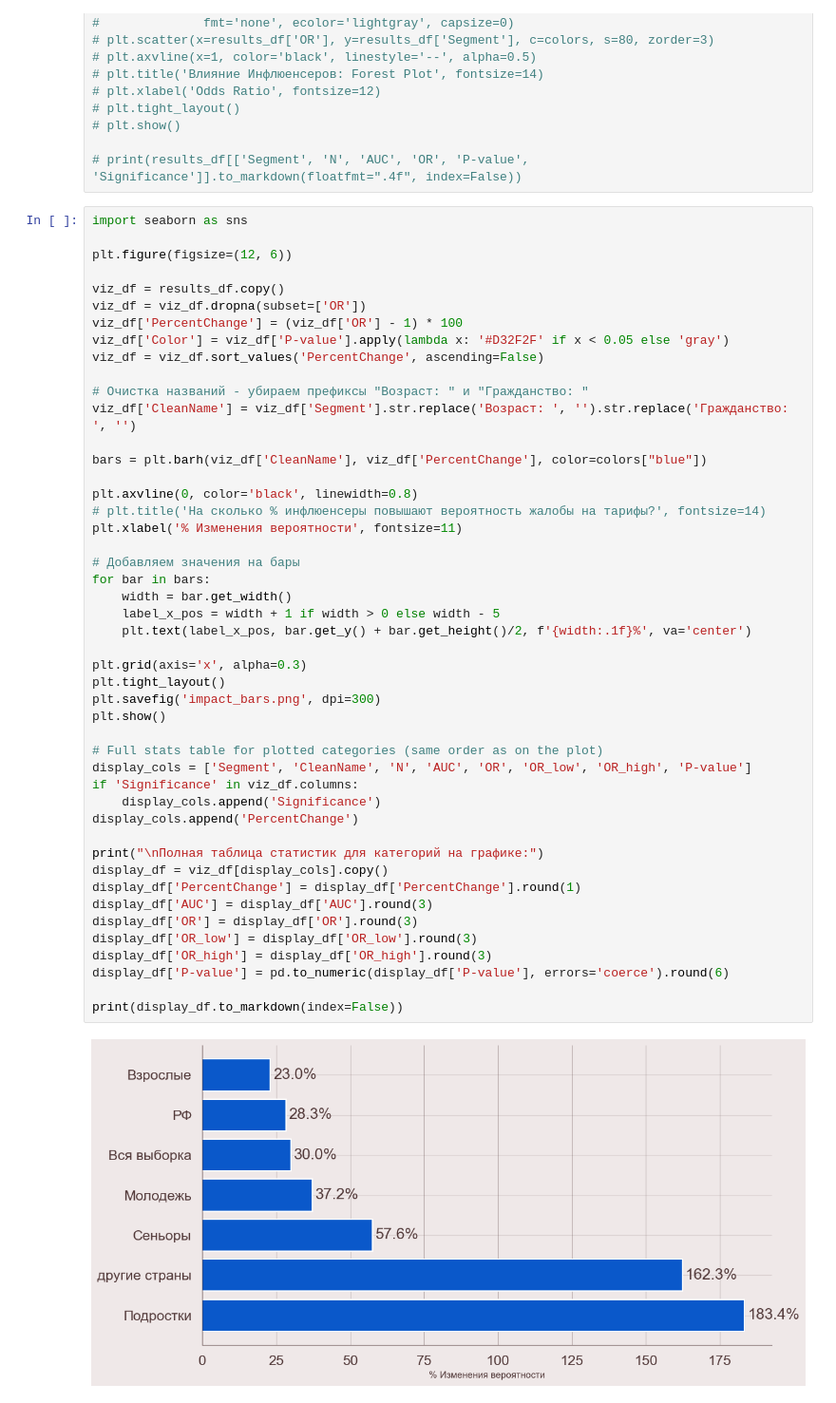
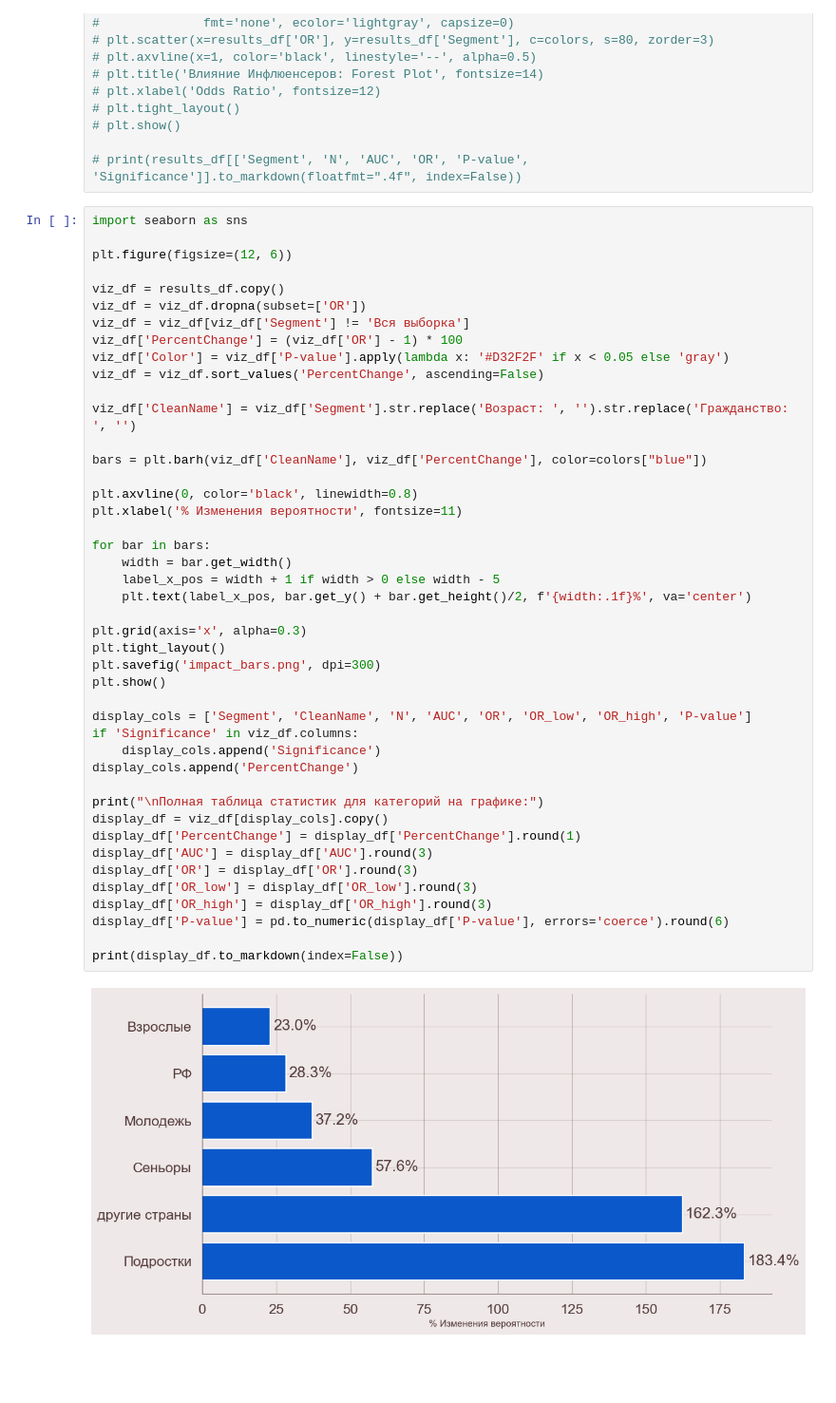
Before and after one commit to Neat-Snap/dano25, a Jupyter notebook: robust.ipynb, the cells around one changed output. Shown at 95% size. Saved outputs shown, nothing was run; the diff lists cells and outputs as text; blank space fills up the shorter version.

```diff
--- a/robust.ipynb
+++ b/robust.ipynb
@@ -372,48 +368,45 @@ plt.figure(figsize=(12, 6))
 
 viz_df = results_df.copy()
 viz_df = viz_df.dropna(subset=['OR'])
+viz_df = viz_df[viz_df['Segment'] != 'Вся выборка']
 viz_df['PercentChange'] = (viz_df['OR'] - 1) * 100
 viz_df['Color'] = viz_df['P-value'].apply(lambda x: '#D32F2F' if x < 0.05 else 'gray')
 viz_df = viz_df.sort_values('PercentChange', ascending=False)
 
-# Очистка названий - убираем префиксы "Возраст: " и "Гражданство: "
 viz_df['CleanName'] = viz_df['Segment'].str.replace('Возраст: ', '').str.replace('Гражданство: ', '')
 
 bars = plt.barh(viz_df['CleanName'], viz_df['PercentChange'], color=colors["blue"])
 
 plt.axvline(0, color='black', linewidth=0.8)
-# plt.title('На сколько % инфлюенсеры повышают вероятность жалобы на тарифы?', fontsize=14)
 plt.xlabel('% Изменения вероятности', fontsize=11)
 
-# Добавляем значения на бары
 for bar in bars:
     width = bar.get_width()
     label_x_pos = width + 1 if width > 0 else width - 5
     plt.text(label_x_pos, bar.get_y() + bar.get_height()/2, f'{width:.1f}%', va='center')
 
 plt.grid(axis='x', alpha=0.3)
 plt.tight_layout()
 plt.savefig('impact_bars.png', dpi=300)
 plt.show()
 
-# Full stats table for plotted categories (same order as on the plot)
 display_cols = ['Segment', 'CleanName', 'N', 'AUC', 'OR', 'OR_low', 'OR_high', 'P-value']
 if 'Significance' in viz_df.columns:
     display_cols.append('Significance')
 display_cols.append('PercentChange')
 
 print("\nПолная таблица статистик для категорий на графике:")
 display_df = viz_df[display_cols].copy()
 display_df['PercentChange'] = display_df['PercentChange'].round(1)
 display_df['AUC'] = display_df['AUC'].round(3)
 display_df['OR'] = display_df['OR'].round(3)
 display_df['OR_low'] = display_df['OR_low'].round(3)
 display_df['OR_high'] = display_df['OR_high'].round(3)
 display_df['P-value'] = pd.to_numeric(display_df['P-value'], errors='coerce').round(6)
 
 print(display_df.to_markdown(index=False))
 # %% [output]
-[figure, old version]
+[figure, new version]
 Полная таблица статистик для категорий на графике:
 | Segment                    | CleanName     |     N |   AUC |    OR |   OR_low |   OR_high |    P-value |   PercentChange |
 |:---------------------------|:--------------|------:|------:|------:|---------:|----------:|-----------:|----------------:|
```
Also changed, not shown: parts of 4 cells of this notebook, 8 other files.
